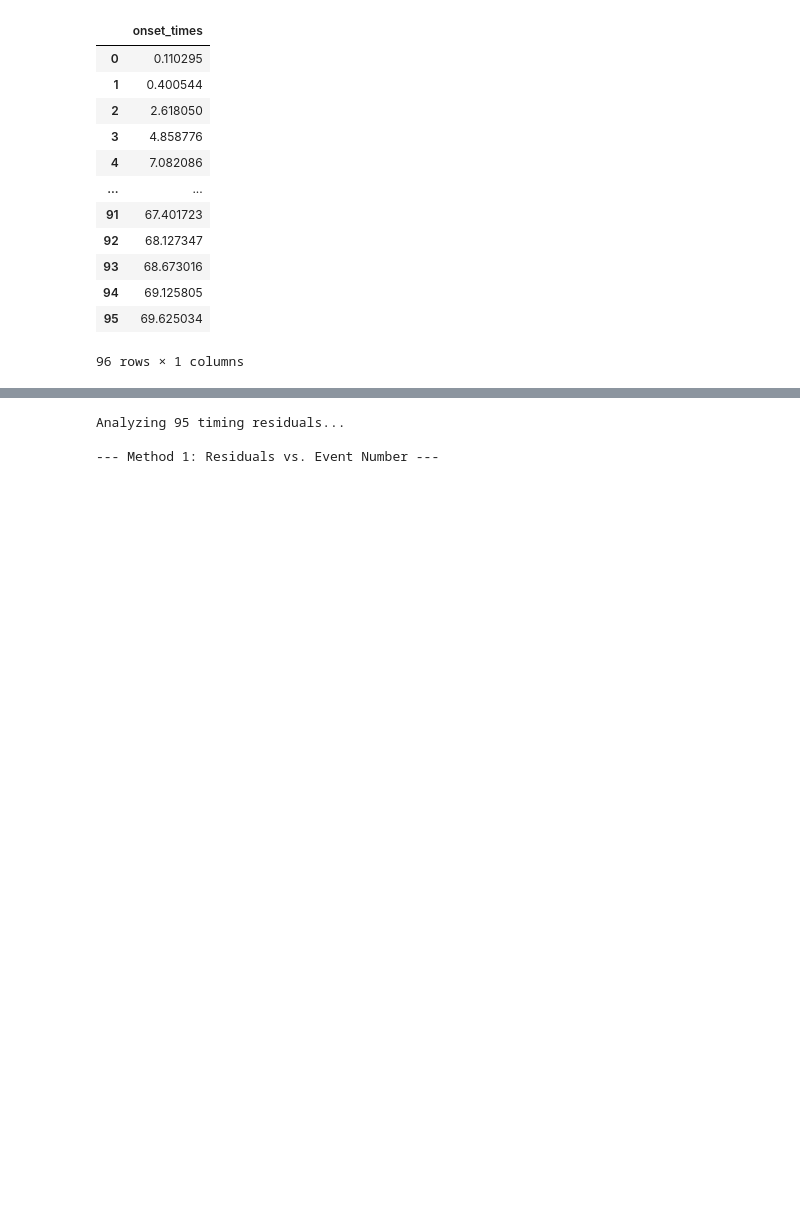
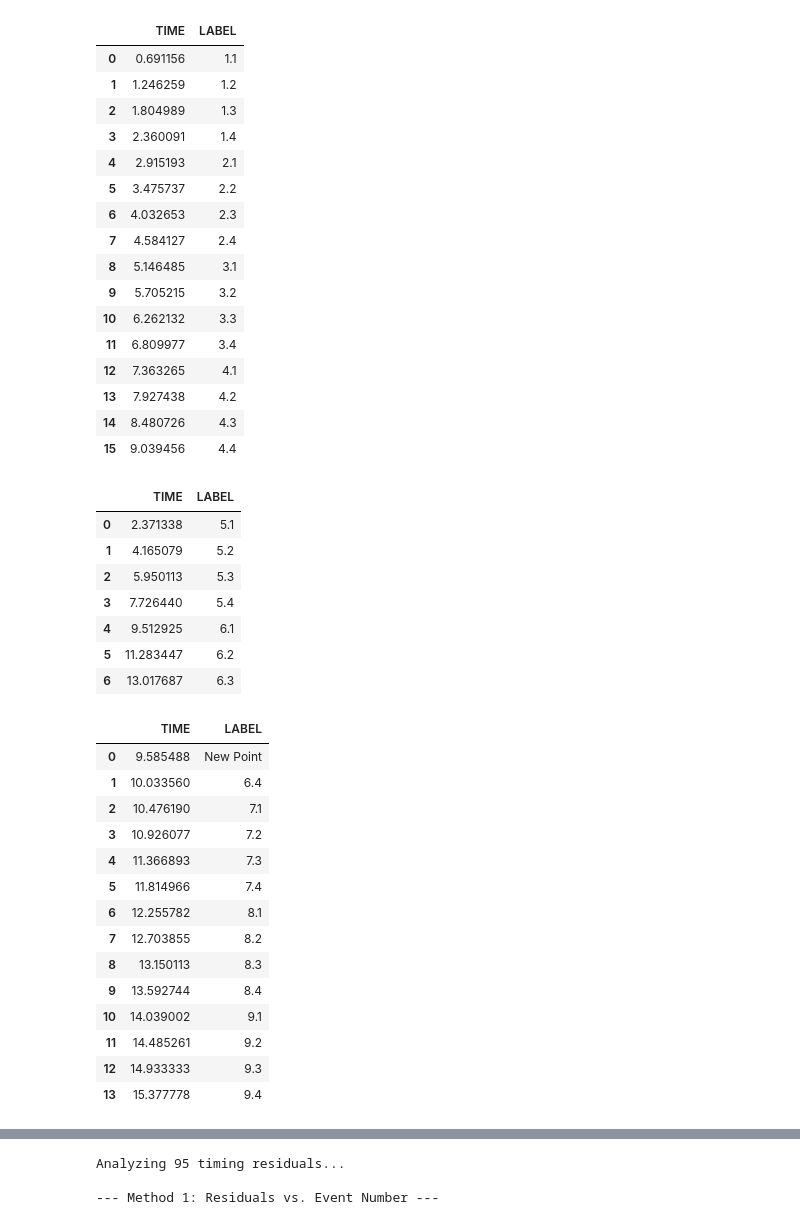
Before and after one commit to egorpol/beat_it, a Jupyter notebook: template_IOI_analysis.ipynb, the cells around one changed output, grey strips where cells are left out. Saved outputs shown, nothing was run; the diff lists cells and outputs as text; code cells hidden in the pictures; blank space fills up the shorter version.

```diff
--- a/template_IOI_analysis.ipynb
+++ b/template_IOI_analysis.ipynb
@@ -1,21 +1,54 @@
 # %%
 # Step 1: Import pandas
 import pandas as pd
 
 # Step 2: Load CSV from URL
-df = pd.read_csv('examples_csv/dufour_onsets_librosa_unfiltered.csv')
-display(df)
+df_bass = pd.read_csv('examples_csv/tekonivel_onsets_bass.csv')
+display(df_bass)
+
+df_hum = pd.read_csv('examples_csv/tekonivel_onsets_hum.csv')
+display(df_hum)
+
+df_bdrum = pd.read_csv('examples_csv/tekonivel_onsets_bdrum.csv')
+display(df_bdrum)
 # %% [output]
-|  | onset_times |
-| 0 | 0.110295 |
-| 1 | 0.400544 |
-| 2 | 2.618050 |
-| 3 | 4.858776 |
-| 4 | 7.082086 |
-| ... | ... |
-| 91 | 67.401723 |
-| 92 | 68.127347 |
-| 93 | 68.673016 |
-| 94 | 69.125805 |
-| 95 | 69.625034 |
+|  | TIME | LABEL |
+| 0 | 0.691156 | 1.1 |
+| 1 | 1.246259 | 1.2 |
+| 2 | 1.804989 | 1.3 |
+| 3 | 2.360091 | 1.4 |
+| 4 | 2.915193 | 2.1 |
+| 5 | 3.475737 | 2.2 |
+| 6 | 4.032653 | 2.3 |
+| 7 | 4.584127 | 2.4 |
+| 8 | 5.146485 | 3.1 |
+| 9 | 5.705215 | 3.2 |
+| 10 | 6.262132 | 3.3 |
+| 11 | 6.809977 | 3.4 |
+| 12 | 7.363265 | 4.1 |
+| 13 | 7.927438 | 4.2 |
+| 14 | 8.480726 | 4.3 |
+| 15 | 9.039456 | 4.4 |
-96 rows × 1 columns
+|  | TIME | LABEL |
+| 0 | 2.371338 | 5.1 |
+| 1 | 4.165079 | 5.2 |
+| 2 | 5.950113 | 5.3 |
+| 3 | 7.726440 | 5.4 |
+| 4 | 9.512925 | 6.1 |
+| 5 | 11.283447 | 6.2 |
+| 6 | 13.017687 | 6.3 |
+|  | TIME | LABEL |
+| 0 | 9.585488 | New Point |
+| 1 | 10.033560 | 6.4 |
+| 2 | 10.476190 | 7.1 |
+| 3 | 10.926077 | 7.2 |
+| 4 | 11.366893 | 7.3 |
+| 5 | 11.814966 | 7.4 |
+| 6 | 12.255782 | 8.1 |
+| 7 | 12.703855 | 8.2 |
+| 8 | 13.150113 | 8.3 |
+| 9 | 13.592744 | 8.4 |
+| 10 | 14.039002 | 9.1 |
+| 11 | 14.485261 | 9.2 |
+| 12 | 14.933333 | 9.3 |
+| 13 | 15.377778 | 9.4 |
```
Also changed, not shown: parts of 2 cells of this notebook, 9 other files.
